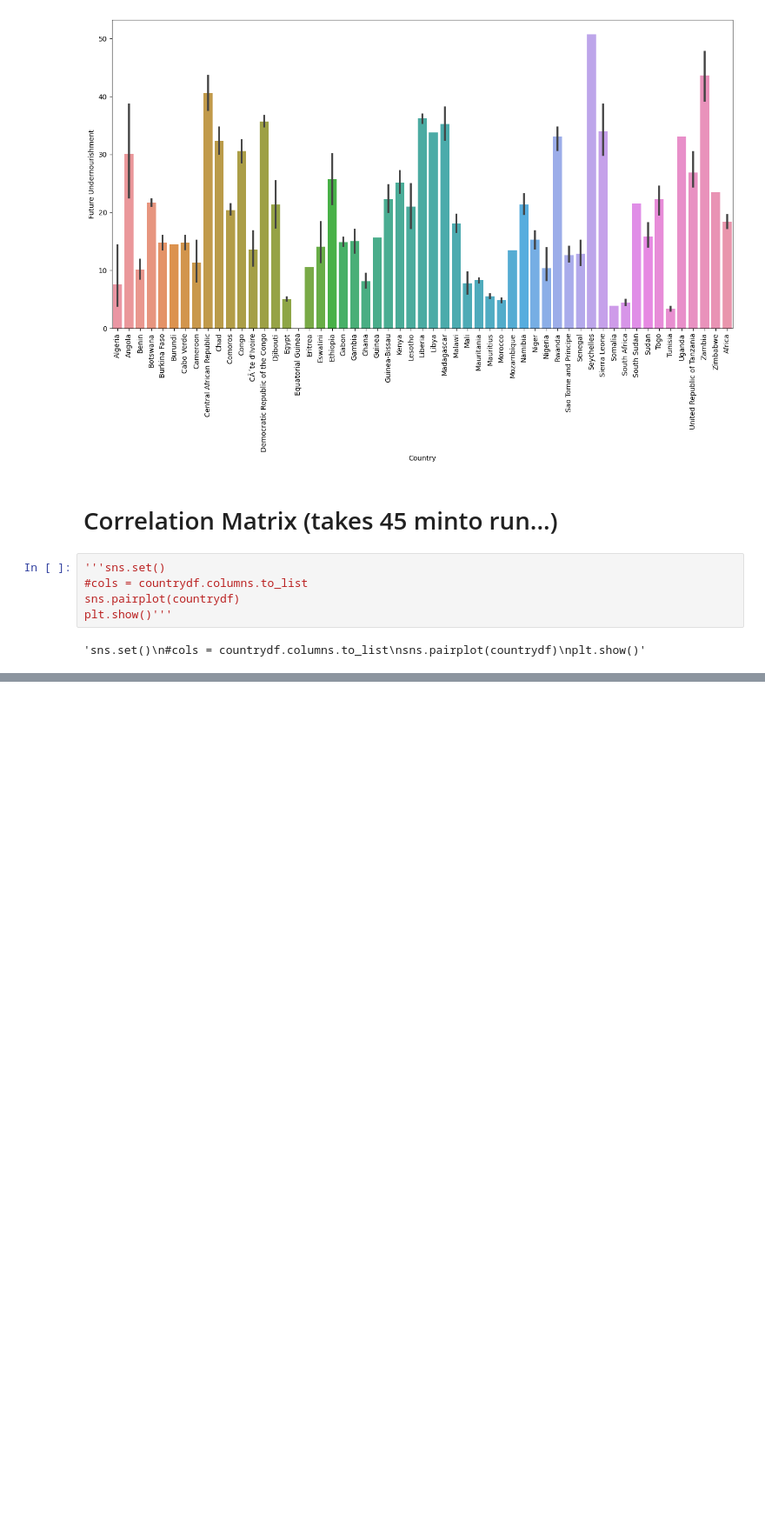
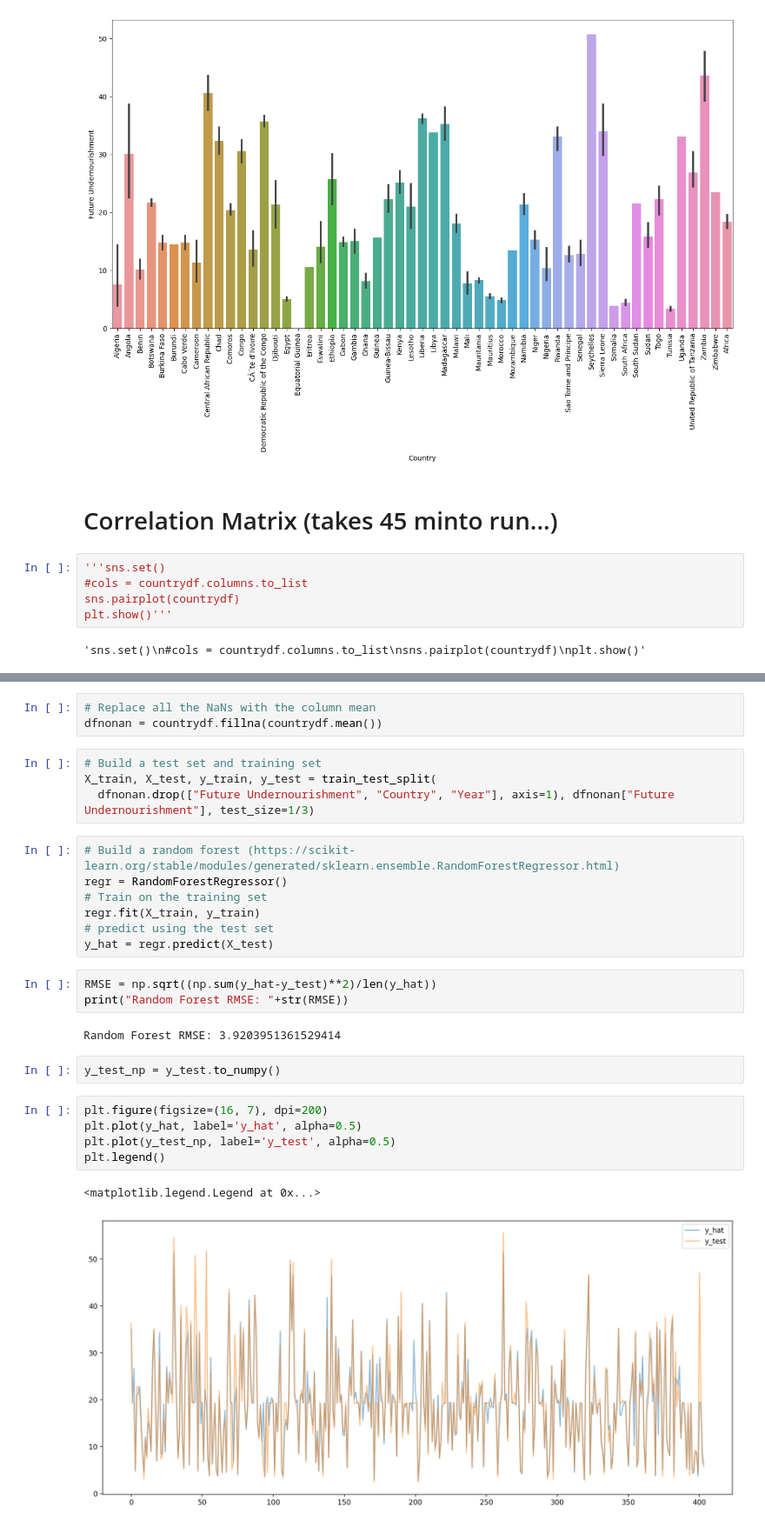
Before and after one commit to bakerjf1993/Supply-Chain, a Jupyter notebook: Food_Security_Analysis-Git.ipynb, the cells around one changed output, grey strips where cells are left out. Shown at 87% size. Cells and saved outputs as stored; diff of their text form; blank space fills up the shorter version.

Commit message:
I added random forest classification
Added with not test or cross validation to optimize features.

```diff
--- a/Food_Security_Analysis-Git.ipynb
+++ b/Food_Security_Analysis-Git.ipynb
@@ -418,0 +430,29 @@ plt.show()'''
+# %%
+# Replace all the NaNs with the column mean
+dfnonan = countrydf.fillna(countrydf.mean())
+# %%
+# Build a test set and training set
+X_train, X_test, y_train, y_test = train_test_split(
+  dfnonan.drop(["Future Undernourishment", "Country", "Year"], axis=1), dfnonan["Future Undernourishment"], test_size=1/3)
+# %%
+# Build a random forest (https://scikit-learn.org/stable/modules/generated/sklearn.ensemble.RandomForestRegressor.html)
+regr = RandomForestRegressor()
+# Train on the training set
+regr.fit(X_train, y_train)
+# predict using the test set
+y_hat = regr.predict(X_test)
+# %%
+RMSE = np.sqrt((np.sum(y_hat-y_test)**2)/len(y_hat))
+print("Random Forest RMSE: "+str(RMSE))
+# %% [output]
+Random Forest RMSE: 3.9203951361529414
+# %%
+y_test_np = y_test.to_numpy()
+# %%
+plt.figure(figsize=(16, 7), dpi=200)
+plt.plot(y_hat, label='y_hat', alpha=0.5)
+plt.plot(y_test_np, label='y_test', alpha=0.5)
+plt.legend()
+# %% [output]
+<matplotlib.legend.Legend at 0x...>
+[figure, added]
```
Also changed, not shown: parts of 3 cells of this notebook.
